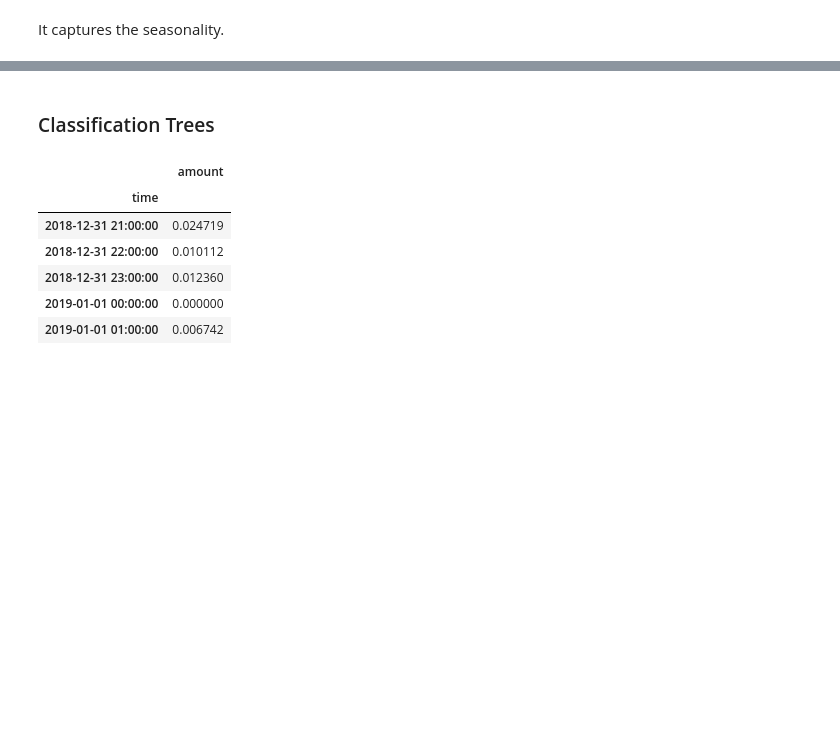
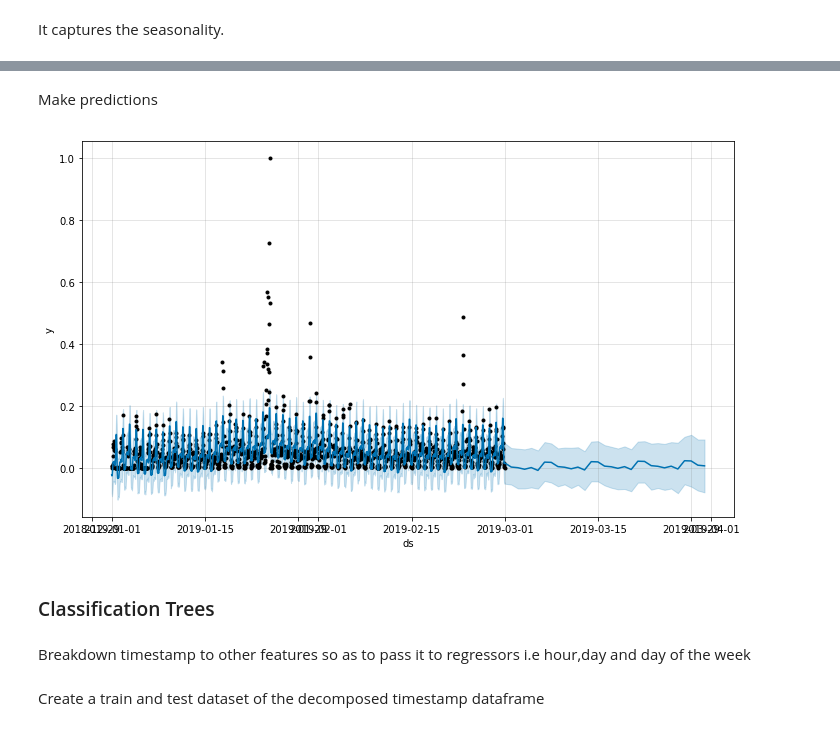
Before and after one commit to sylvia31096/Anomaly-Detection, a Jupyter notebook: Transaction Models.ipynb, the cells around one changed output, grey strips where cells are left out. Saved outputs shown, nothing was run; the diff lists cells and outputs as text; code cells hidden in the pictures; blank space fills up the shorter version.

```diff
--- a/Transaction Models.ipynb
+++ b/Transaction Models.ipynb
@@ -68,0 +79,4 @@ It captures the seasonality.
+# %%
+df = deposit_hour.reset_index().rename(index=str,columns={"amount":"y","time":"ds"})
+train_fb = df[df.ds.dt.month<3]
+test_fb = df[df.ds.dt.month==3]
@@ -68,0 +85,3 @@ It captures the seasonality.
+# %%
+m = Prophet()
+m.fit(train_fb)
@@ -68,0 +93,3 @@ It captures the seasonality.
+# %%
+future = m.make_future_dataframe(periods=30)
+future.tail()
@@ -69,19 +103,21 @@ It captures the seasonality.
+# %% [markdown]
+Make predictions
+# %%
+forecast = m.predict(future)
+# %%
+fig1 = m.plot(forecast)
+# %% [output]
+[figure, added]
 # %% [markdown]
 ### Classification Trees
-# %%
-deposit_hour.head()
-# %% [output]
-|  | amount |
-| time |  |
-| 2018-12-31 21:00:00 | 0.024719 |
-| 2018-12-31 22:00:00 | 0.010112 |
-| 2018-12-31 23:00:00 | 0.012360 |
-| 2019-01-01 00:00:00 | 0.000000 |
-| 2019-01-01 01:00:00 | 0.006742 |
+# %% [markdown]
+Breakdown timestamp to other features so as to pass it to regressors i.e hour,day and day of the week
 # %%
 deposit_hour['hour'] = deposit_hour.index.hour
 deposit_hour['day'] =  deposit_hour.index.day
 deposit_hour['day_of_week'] =  deposit_hour.index.dayofweek
+# %% [markdown]
+Create a train and test dataset of the decomposed timestamp dataframe
 # %%
 train_decompose = deposit_hour[deposit_hour.index.month<3]
 test_decompose = deposit_hour[deposit_hour.index.month==3]
```
Also changed, not shown: parts of 24 cells of this notebook, 3 other files.
